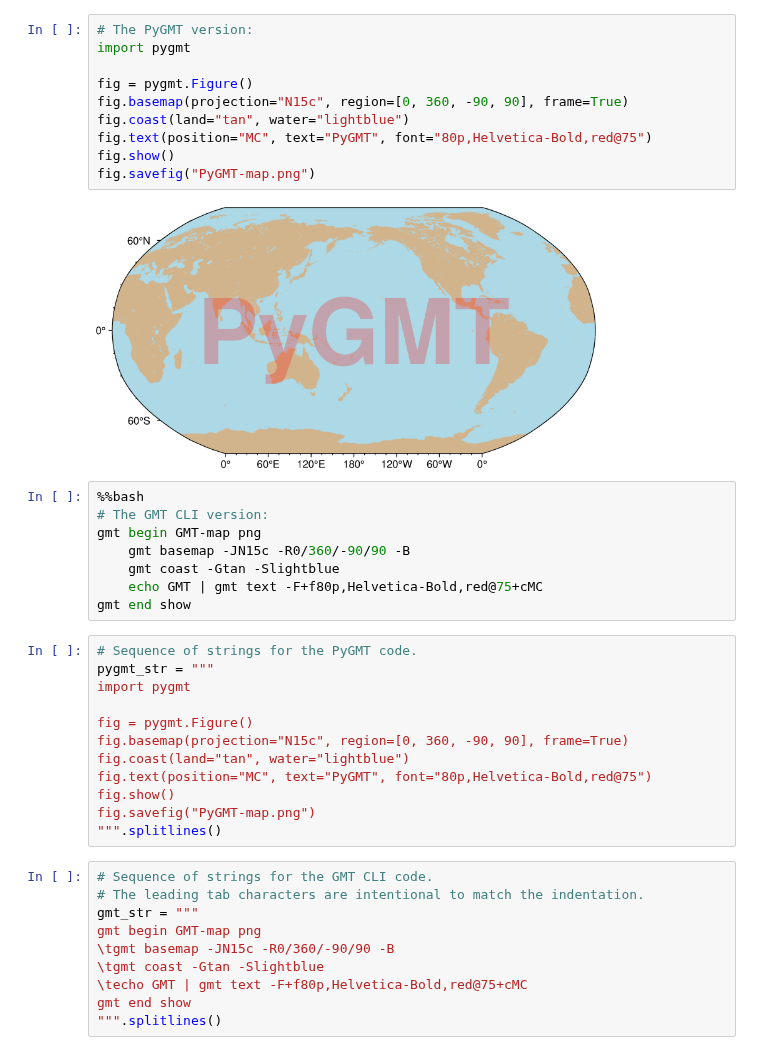
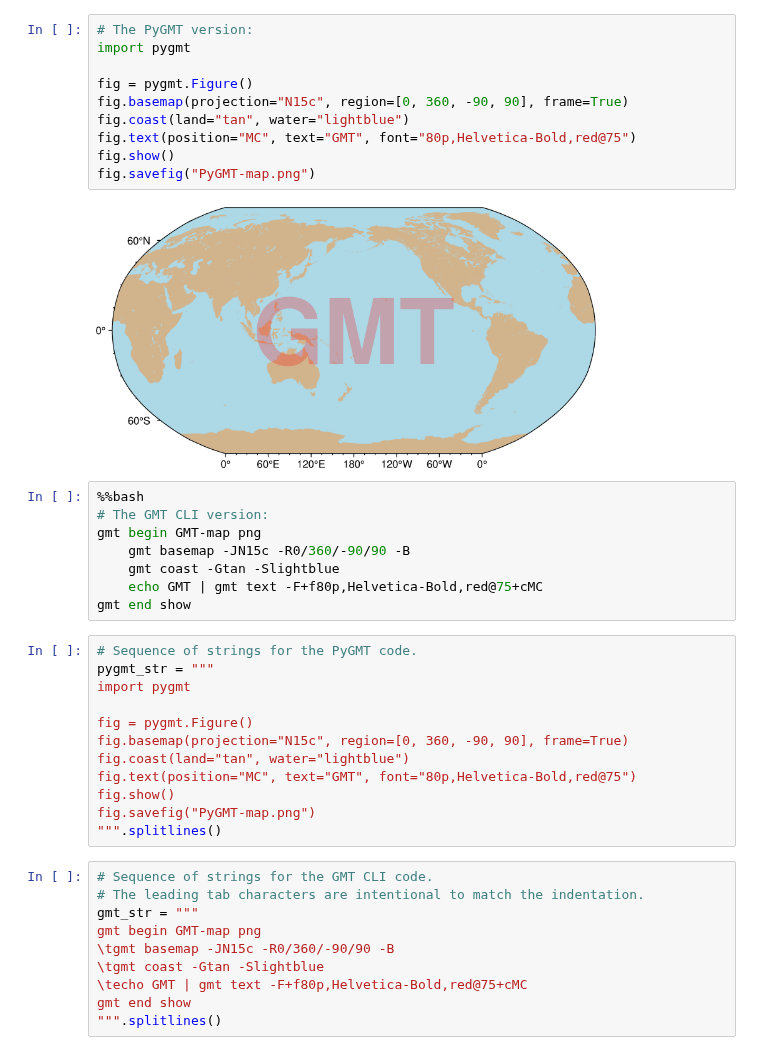
Before and after one commit to GenericMappingTools/pygmt-paper-figures, a Jupyter notebook: 1.PyGMT_GMT_comparison.ipynb, the cells around one changed output. Drawn from its saved outputs; the diff is of its cells as text.

Commit message:
Use consistent text 'GMT' for both versions

```diff
--- a/1.PyGMT_GMT_comparison.ipynb
+++ b/1.PyGMT_GMT_comparison.ipynb
@@ -1,15 +1,15 @@
 # %%
 # The PyGMT version:
 import pygmt
 
 fig = pygmt.Figure()
 fig.basemap(projection="N15c", region=[0, 360, -90, 90], frame=True)
 fig.coast(land="tan", water="lightblue")
-fig.text(position="MC", text="PyGMT", font="80p,Helvetica-Bold,red@75")
+fig.text(position="MC", text="GMT", font="80p,Helvetica-Bold,red@75")
 fig.show()
 fig.savefig("PyGMT-map.png")
 # %% [output]
-[figure, old version]
+[figure, new version]
 # %%
 %%bash
 # The GMT CLI version:
@@ -26,7 +26,7 @@ import pygmt
 fig = pygmt.Figure()
 fig.basemap(projection="N15c", region=[0, 360, -90, 90], frame=True)
 fig.coast(land="tan", water="lightblue")
-fig.text(position="MC", text="PyGMT", font="80p,Helvetica-Bold,red@75")
+fig.text(position="MC", text="GMT", font="80p,Helvetica-Bold,red@75")
 fig.show()
 fig.savefig("PyGMT-map.png")
 """.splitlines()
```
Also changed, not shown: parts of 1 cell of this notebook.
